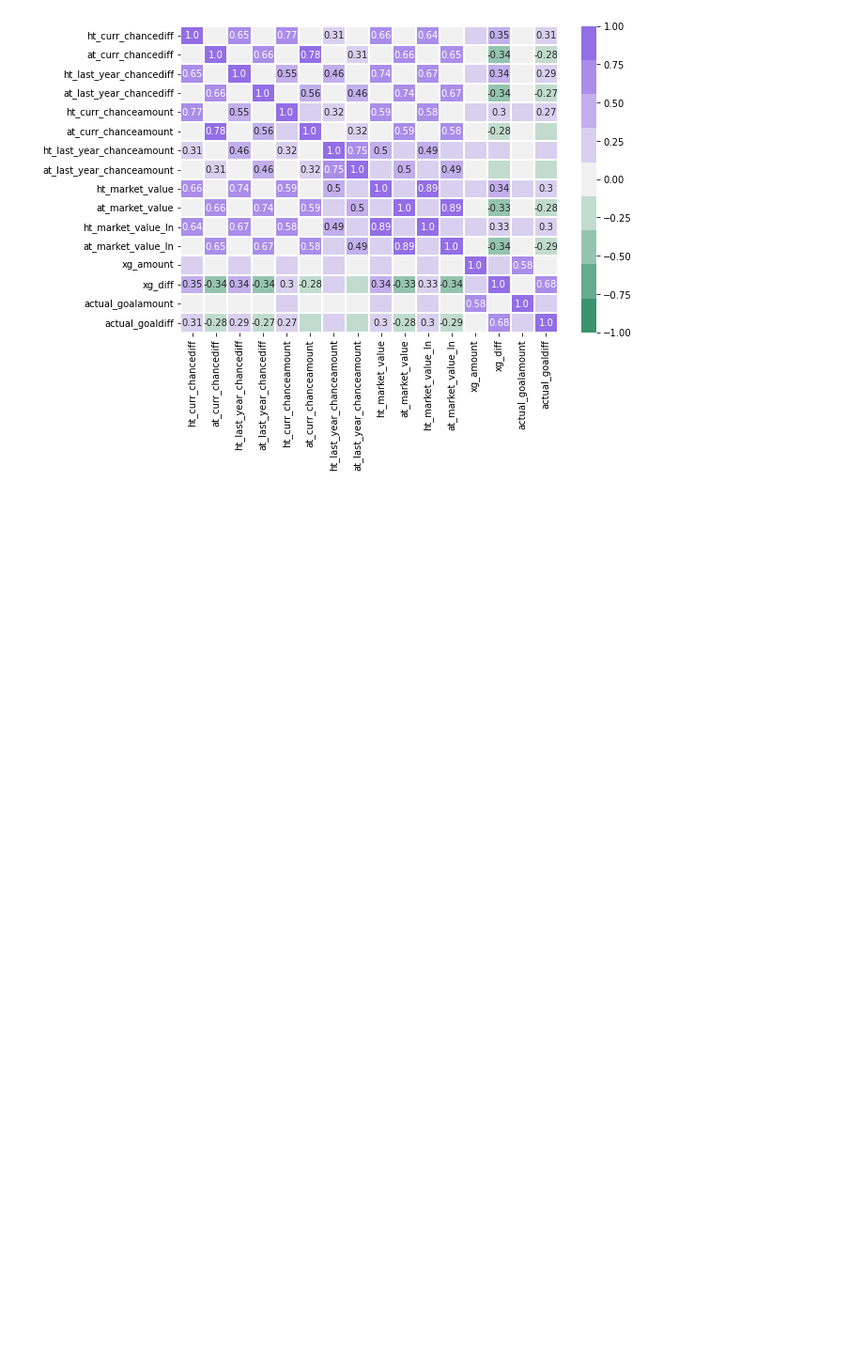
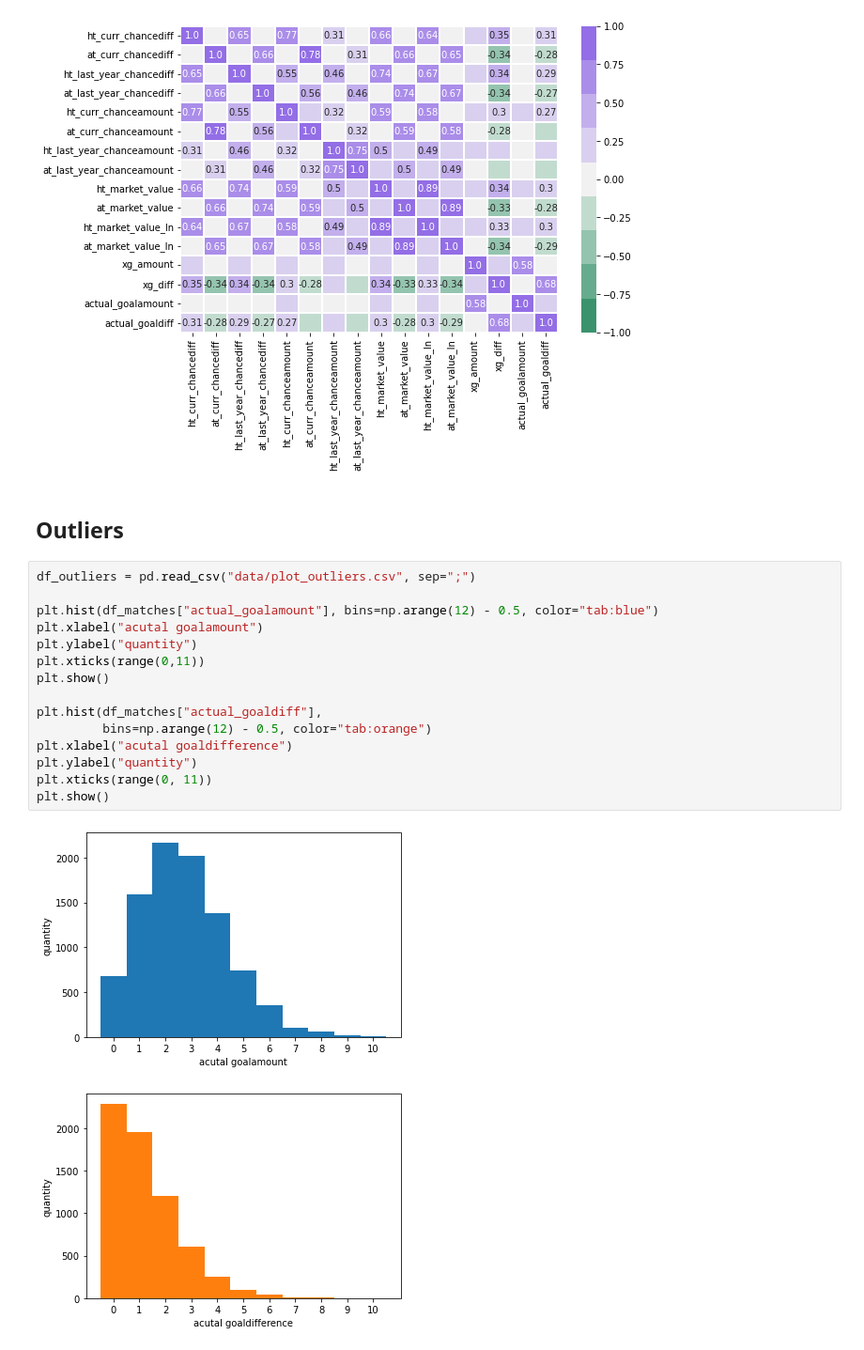
Before and after one commit to LUKEx76/football_prediction, a Jupyter notebook: plotting/plotting.ipynb, the cells around one changed output. Shown at 94% size. Cells and saved outputs as stored; diff of their text form; blank space fills up the shorter version.

```diff
--- a/plotting/plotting.ipynb
+++ b/plotting/plotting.ipynb
@@ -154,3 +154,23 @@ plot_correlationmatrix(
 # %% [output]
 [figure]
 [figure]
+# %% [markdown]
+## Outliers
+# %%
+df_outliers = pd.read_csv("data/plot_outliers.csv", sep=";")
+
+plt.hist(df_matches["actual_goalamount"], bins=np.arange(12) - 0.5, color="tab:blue")
+plt.xlabel("acutal goalamount")
+plt.ylabel("quantity")
+plt.xticks(range(0,11))
+plt.show()
+
+plt.hist(df_matches["actual_goaldiff"],
+         bins=np.arange(12) - 0.5, color="tab:orange")
+plt.xlabel("acutal goaldifference")
+plt.ylabel("quantity")
+plt.xticks(range(0, 11))
+plt.show()
+# %% [output]
+[figure, added]
+[figure, added]
```
Also changed, not shown: parts of 1 cell of this notebook, 6 other files.
